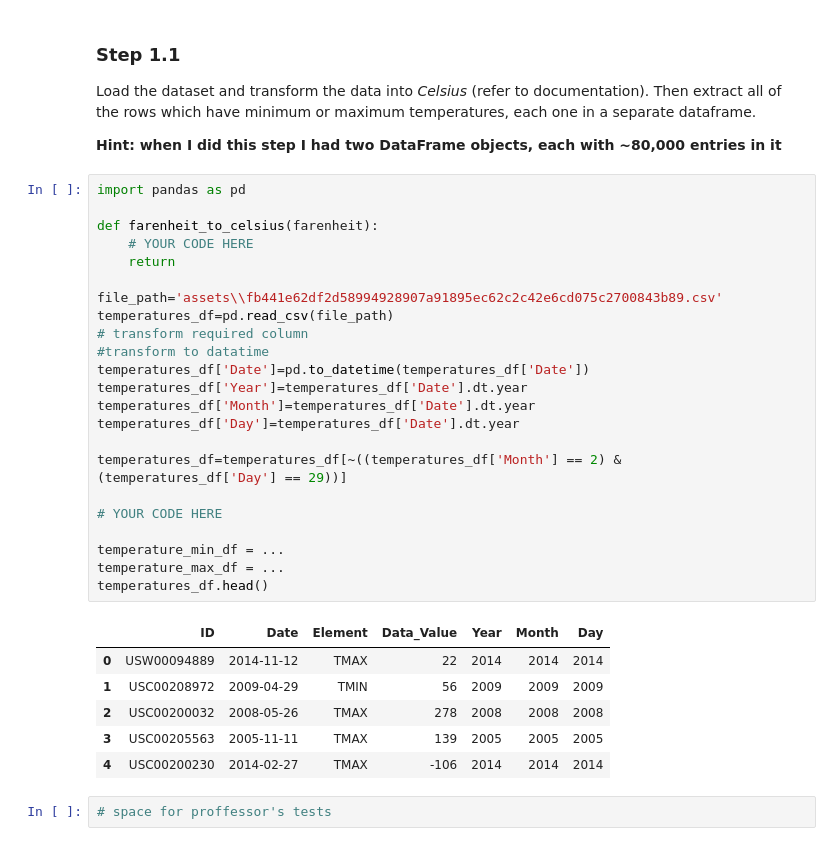
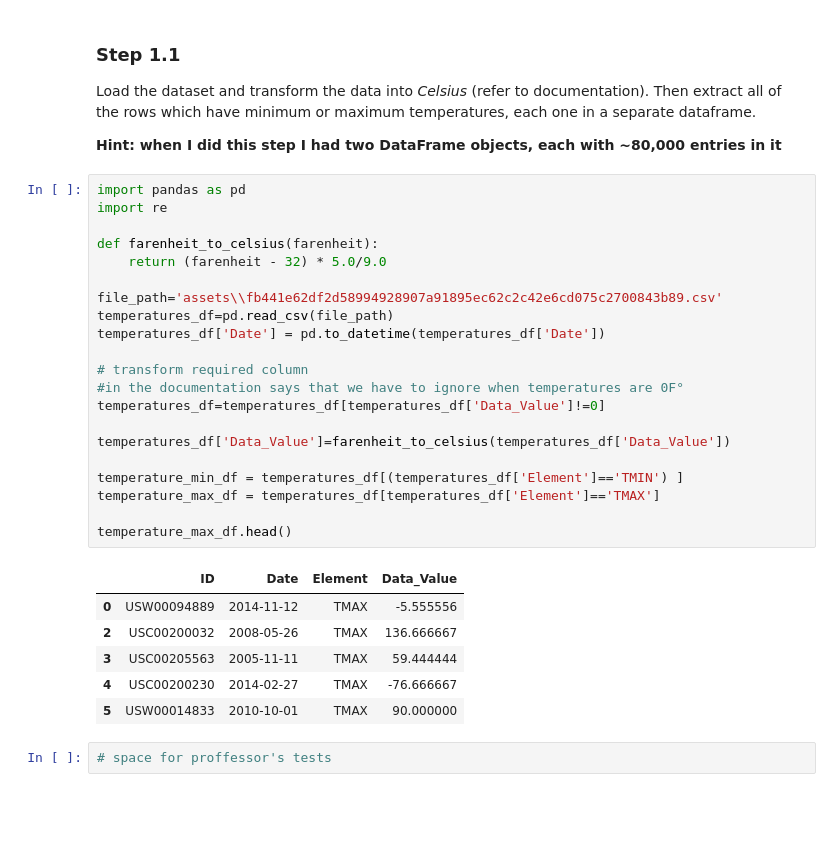
Before and after one commit to AndresRuiz14502/Taller-1-Ciencia_de_Datos, a Jupyter notebook: Workshop_3.ipynb, the cells around one changed output. Saved outputs shown, nothing was run; the diff lists cells and outputs as text; blank space fills up the shorter version.

```diff
--- a/Workshop_3.ipynb
+++ b/Workshop_3.ipynb
@@ -34,34 +34,32 @@ Load the dataset and transform the data into _Celsius_ (refer to documentation).
 __Hint: when I did this step I had two DataFrame objects, each with ~80,000 entries in it__
 # %%
 import pandas as pd
+import re
 
 def farenheit_to_celsius(farenheit):
-    # YOUR CODE HERE
-    return
+    return (farenheit - 32) * 5.0/9.0
 
 file_path='assets\\fb441e62df2d58994928907a91895ec62c2c42e6cd075c2700843b89.csv'
 temperatures_df=pd.read_csv(file_path)
+temperatures_df['Date'] = pd.to_datetime(temperatures_df['Date'])
+
 # transform required column
-#transform to datatime
-temperatures_df['Date']=pd.to_datetime(temperatures_df['Date'])
-temperatures_df['Year']=temperatures_df['Date'].dt.year
-temperatures_df['Month']=temperatures_df['Date'].dt.year
-temperatures_df['Day']=temperatures_df['Date'].dt.year
+#in the documentation says that we have to ignore when temperatures are 0F°
+temperatures_df=temperatures_df[temperatures_df['Data_Value']!=0]
 
-temperatures_df=temperatures_df[~((temperatures_df['Month'] == 2) & (temperatures_df['Day'] == 29))]
+temperatures_df['Data_Value']=farenheit_to_celsius(temperatures_df['Data_Value'])
 
-# YOUR CODE HERE
+temperature_min_df = temperatures_df[(temperatures_df['Element']=='TMIN') ]
+temperature_max_df = temperatures_df[temperatures_df['Element']=='TMAX']
 
-temperature_min_df = ...
-temperature_max_df = ...
-temperatures_df.head()
+temperature_max_df.head()
 # %% [output]
-|  | ID | Date | Element | Data_Value | Year | Month | Day |
-| 0 | USW00094889 | 2014-11-12 | TMAX | 22 | 2014 | 2014 | 2014 |
-| 1 | USC00208972 | 2009-04-29 | TMIN | 56 | 2009 | 2009 | 2009 |
-| 2 | USC00200032 | 2008-05-26 | TMAX | 278 | 2008 | 2008 | 2008 |
-| 3 | USC00205563 | 2005-11-11 | TMAX | 139 | 2005 | 2005 | 2005 |
-| 4 | USC00200230 | 2014-02-27 | TMAX | -106 | 2014 | 2014 | 2014 |
+|  | ID | Date | Element | Data_Value |
+| 0 | USW00094889 | 2014-11-12 | TMAX | -5.555556 |
+| 2 | USC00200032 | 2008-05-26 | TMAX | 136.666667 |
+| 3 | USC00205563 | 2005-11-11 | TMAX | 59.444444 |
+| 4 | USC00200230 | 2014-02-27 | TMAX | -76.666667 |
+| 5 | USW00014833 | 2010-10-01 | TMAX | 90.000000 |
 # %%
 # space for proffessor's tests
 # %% [markdown]
```
Also changed, not shown: parts of 6 cells of this notebook.
